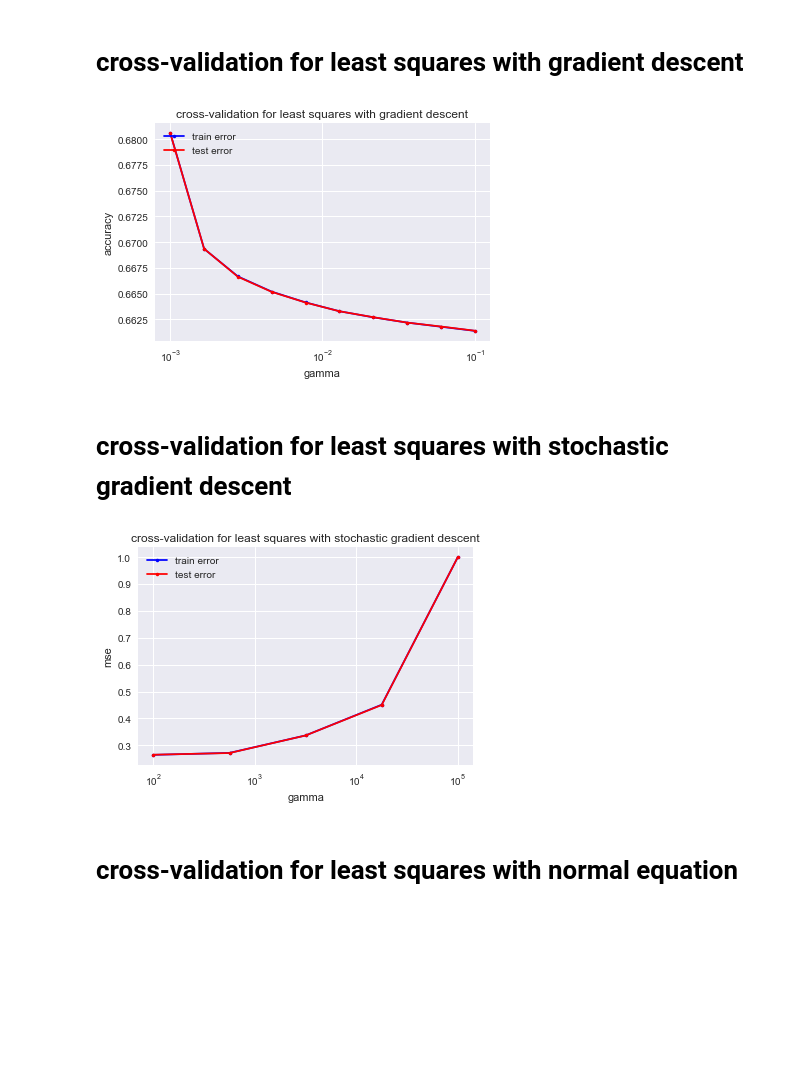
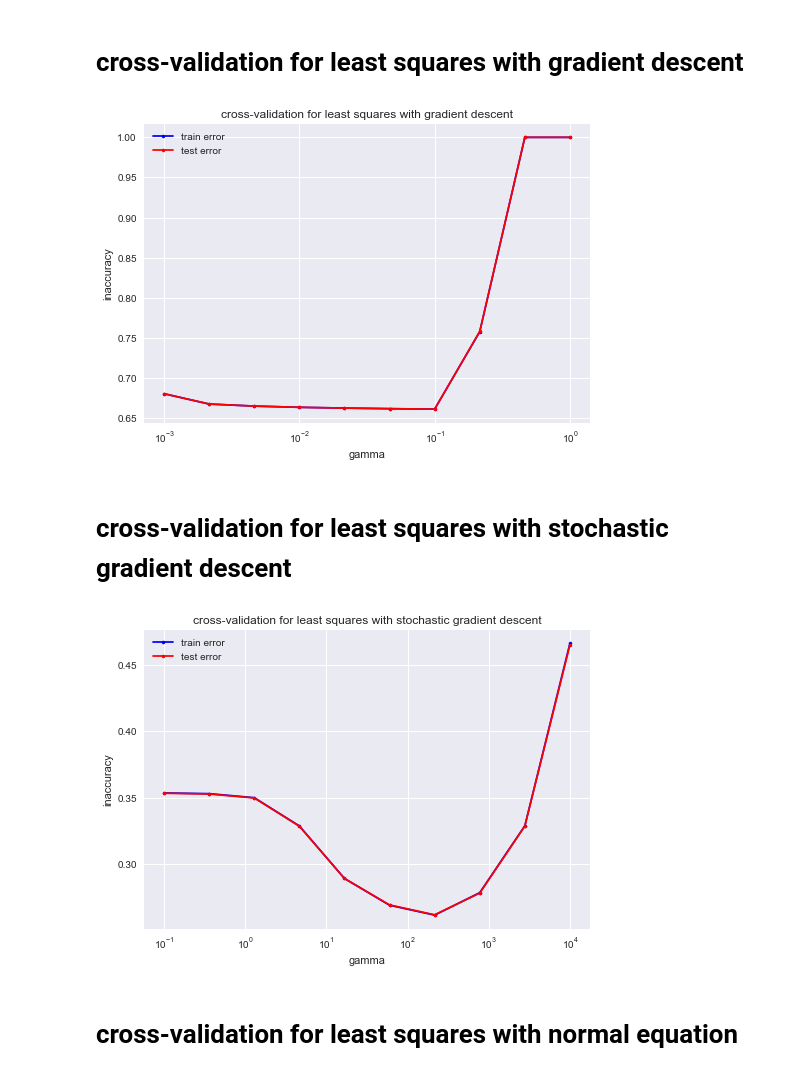
Before and after one commit to inverniz/ML_project, a Jupyter notebook: scripts/Baseline_testing.ipynb, the cells around one changed output. Drawn from its saved outputs; the diff is of its cells as text; code cells hidden in the pictures; blank space fills up the shorter version.

```diff
--- a/scripts/Baseline_testing.ipynb
+++ b/scripts/Baseline_testing.ipynb
@@ -43,21 +43,21 @@ def cross_validation_visualization(lambds, mse_tr, mse_te, xlabel, ylabel, title
 # %% [markdown]
 # cross-validation for least squares with gradient descent
 # %%
-gammas = np.logspace(-3,-1.0,10)
+gammas = np.logspace(-3,0,10)
 mse_tr = []
 mse_te = []
 y_scaled = (y+1)/2.0
 for gamma in gammas:
-    mse_tr_, mse_te_ = cross_validation(y_scaled, x, 5, least_squares_GD, accuracy, {'initial_w' : np.zeros(x.shape[1] + 1), 'max_iters':500, 'gamma':gamma})
+    mse_tr_, mse_te_ = cross_validation(y_scaled, x, 10, least_squares_GD, accuracy, {'initial_w' : np.zeros(x.shape[1] + 1), 'max_iters':500, 'gamma':gamma})
     mse_tr.append(mse_tr_)
     mse_te.append(mse_te_)
 cross_validation_visualization(gammas, mse_tr, mse_te, "gamma", "inaccuracy", "cross-validation for least squares with gradient descent")
 # %% [output]
-[figure, old version]
+[figure, new version]
 # %% [markdown]
 # cross-validation for least squares with stochastic gradient descent
 # %%
-gammas = np.logspace(2,5,5)
+gammas = np.logspace(-1,4,10)
 mse_tr = []
 mse_te = []
 for gamma in gammas:
@@ -66,7 +66,7 @@ for gamma in gammas:
     mse_te.append(mse_te_)
 cross_validation_visualization(gammas, mse_tr, mse_te, "gamma", "inaccuracy", "cross-validation for least squares with stochastic gradient descent")
 # %% [output]
-[figure, old version]
+[figure, new version]
 # %% [markdown]
 # cross-validation for least squares with normal equation
 # %%
```
Also changed, not shown: parts of 34 cells of this notebook, 3 other files.
